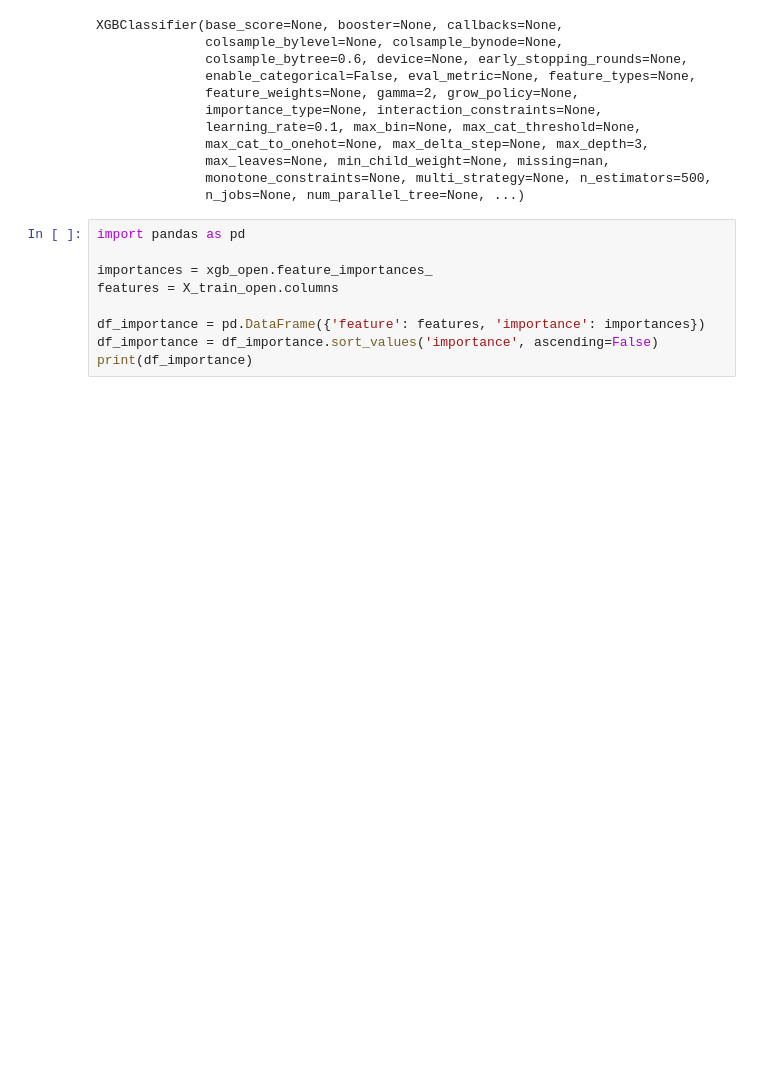
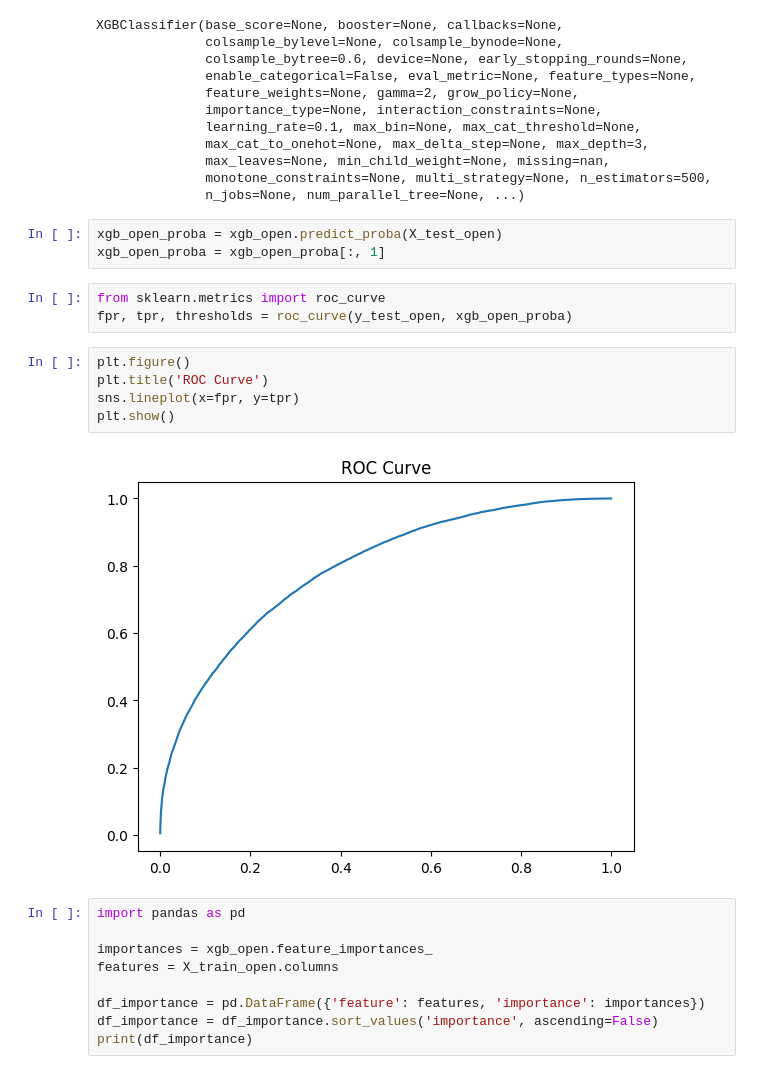
Before and after one commit to PauloRugani/atp-match-predictor, a Jupyter notebook: notebooks/6_model_training.ipynb, the cells around one changed output. Drawn from its saved outputs; the diff is of its cells as text; blank space fills up the shorter version.

Commit message:
add: model visualization

```diff
--- a/notebooks/6_model_training.ipynb
+++ b/notebooks/6_model_training.ipynb
@@ -146,6 +148,19 @@ XGBClassifier(base_score=None, booster=None, callbacks=None,
               max_leaves=None, min_child_weight=None, missing=nan,
               monotone_constraints=None, multi_strategy=None, n_estimators=500,
               n_jobs=None, num_parallel_tree=None, ...)
+# %%
+xgb_open_proba = xgb_open.predict_proba(X_test_open)
+xgb_open_proba = xgb_open_proba[:, 1]
+# %%
+from sklearn.metrics import roc_curve
+fpr, tpr, thresholds = roc_curve(y_test_open, xgb_open_proba)
+# %%
+plt.figure()
+plt.title('ROC Curve')
+sns.lineplot(x=fpr, y=tpr)
+plt.show()
+# %% [output]
+[figure, added]
 # %%
 import pandas as pd
 
```
Also changed, not shown: parts of 7 cells of this notebook.
